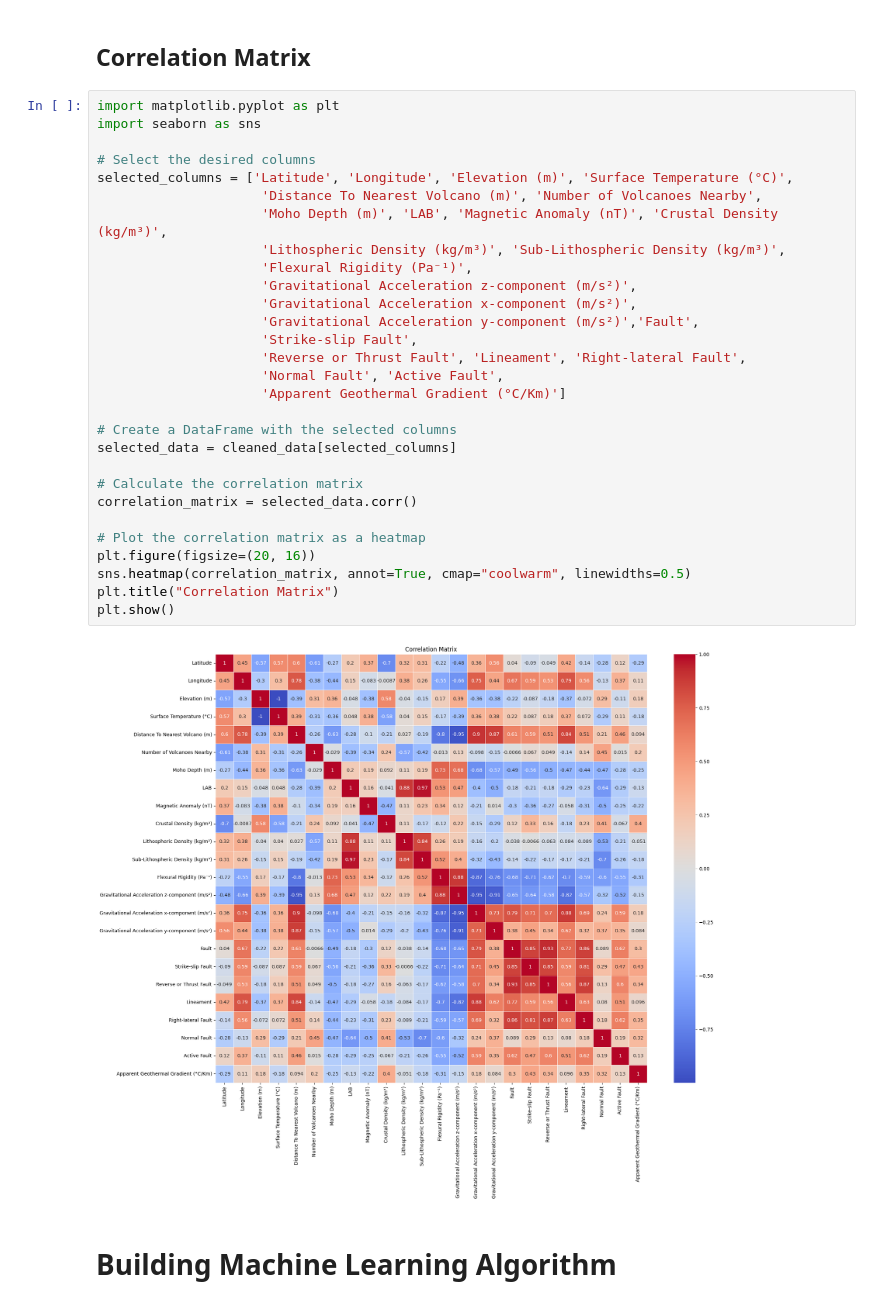
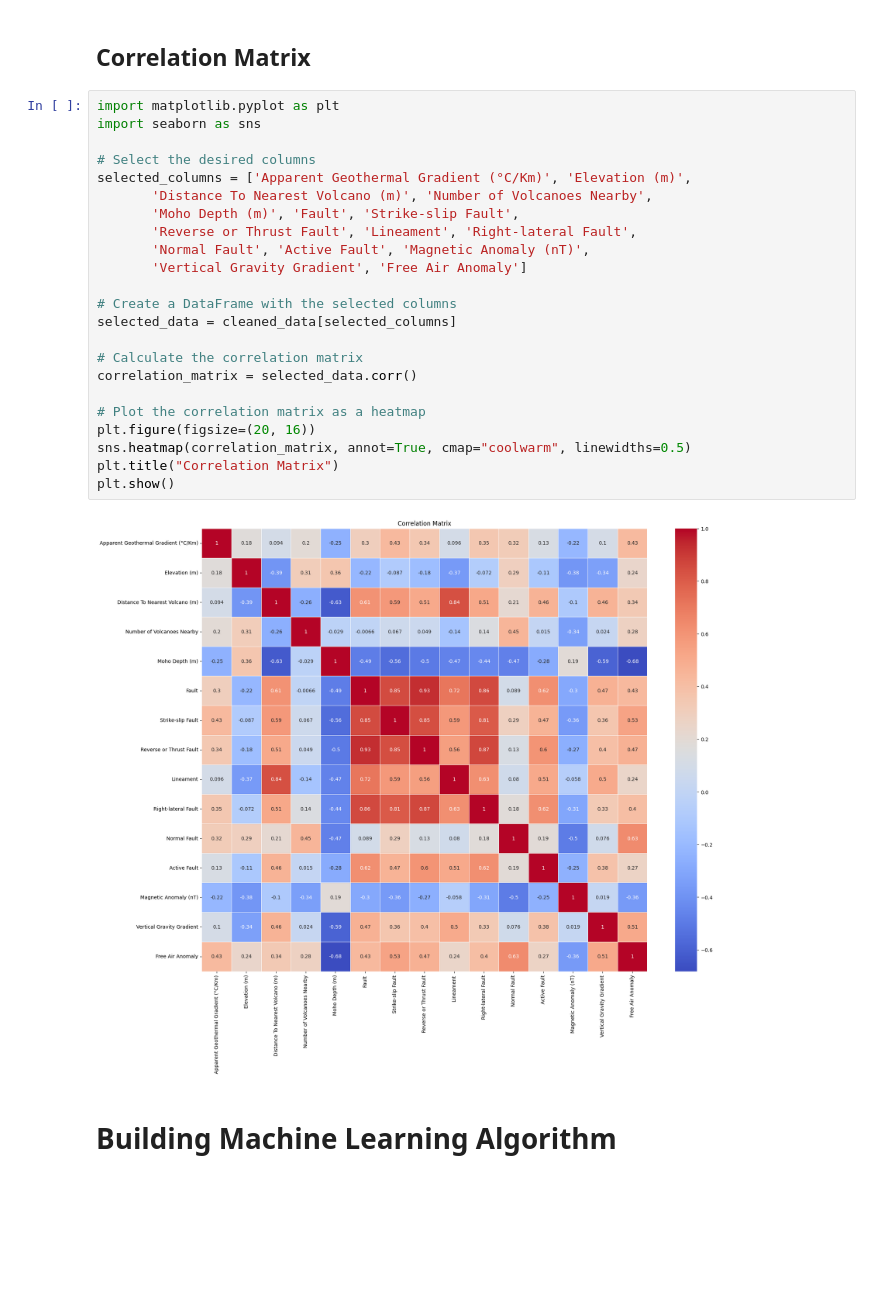
Before and after one commit to jcmefra/Geothermal-Gradient-Machine-Learning, a Jupyter notebook: Model_V2.ipynb, the cells around one changed output. Cells and saved outputs as stored; diff of their text form; blank space fills up the shorter version.

```diff
--- a/Model_V2.ipynb
+++ b/Model_V2.ipynb
@@ -819,34 +778,28 @@ cleaned_data.head()
 # %%
 import matplotlib.pyplot as plt
 import seaborn as sns
 
 # Select the desired columns
-selected_columns = ['Latitude', 'Longitude', 'Elevation (m)', 'Surface Temperature (°C)',
-                     'Distance To Nearest Volcano (m)', 'Number of Volcanoes Nearby',
-                     'Moho Depth (m)', 'LAB', 'Magnetic Anomaly (nT)', 'Crustal Density (kg/m³)',
-                     'Lithospheric Density (kg/m³)', 'Sub-Lithospheric Density (kg/m³)',
-                     'Flexural Rigidity (Pa⁻¹)',
-                     'Gravitational Acceleration z-component (m/s²)',
-                     'Gravitational Acceleration x-component (m/s²)',
-                     'Gravitational Acceleration y-component (m/s²)','Fault',
-                     'Strike-slip Fault',
-                     'Reverse or Thrust Fault', 'Lineament', 'Right-lateral Fault',
-                     'Normal Fault', 'Active Fault',
-                     'Apparent Geothermal Gradient (°C/Km)']
+selected_columns = ['Apparent Geothermal Gradient (°C/Km)', 'Elevation (m)',
+       'Distance To Nearest Volcano (m)', 'Number of Volcanoes Nearby',
+       'Moho Depth (m)', 'Fault', 'Strike-slip Fault',
+       'Reverse or Thrust Fault', 'Lineament', 'Right-lateral Fault',
+       'Normal Fault', 'Active Fault', 'Magnetic Anomaly (nT)',
+       'Vertical Gravity Gradient', 'Free Air Anomaly']
 
 # Create a DataFrame with the selected columns
 selected_data = cleaned_data[selected_columns]
 
 # Calculate the correlation matrix
 correlation_matrix = selected_data.corr()
 
 # Plot the correlation matrix as a heatmap
 plt.figure(figsize=(20, 16))
 sns.heatmap(correlation_matrix, annot=True, cmap="coolwarm", linewidths=0.5)
 plt.title("Correlation Matrix")
 plt.show()
 # %% [output]
-[figure, old version]
+[figure, new version]
 # %% [markdown]
 # Building Machine Learning Algorithm
 # %% [markdown]
```
Also changed, not shown: parts of 93 cells of this notebook, 8 other files.
